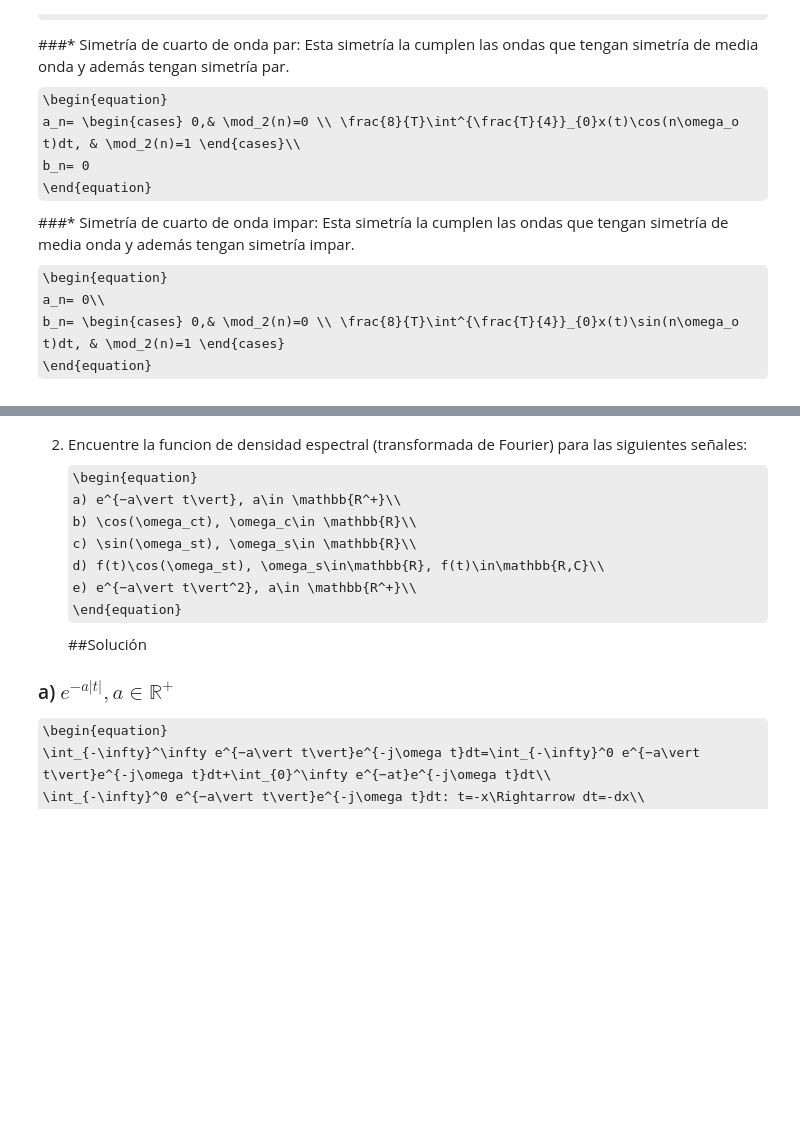
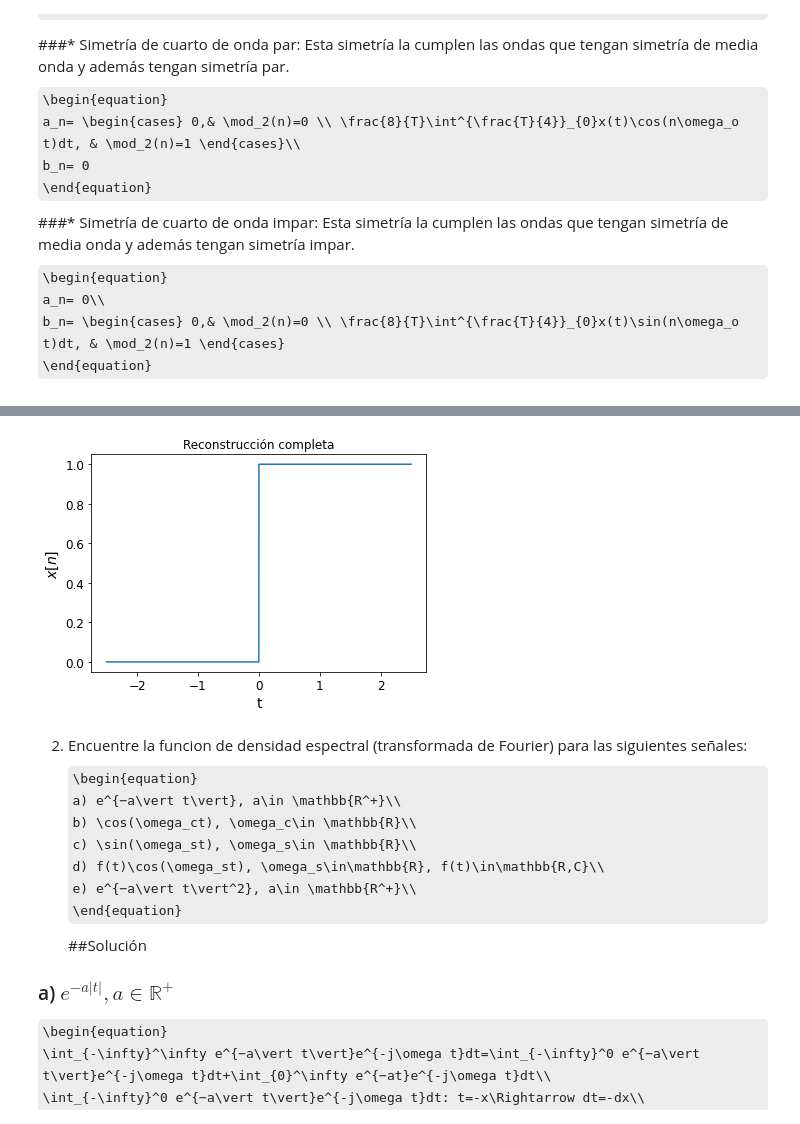
Before and after one commit to sejaramillotr/Taller-2, a Jupyter notebook: Taller_2.ipynb, the cells around one changed output, grey strips where cells are left out. Drawn from its saved outputs; the diff is of its cells as text; code cells hidden in the pictures; some formulas as TeX source; blank space fills up the shorter version.

```diff
--- a/Taller_2.ipynb
+++ b/Taller_2.ipynb
@@ -1386,3 +1421,12 @@ La serie inversa trabaja con frecuencias discretas($C_n, n\in\mathbb{Z}$) a tiem
+# %%
+xe = np.fft.ifft(Xw)
+plt.plot(tv,xe)
+plt.title(r'Reconstrucción completa')
+plt.xlabel(r't',fontsize = 14)
+plt.ylabel(r'$x[n]$',fontsize = 14)
+plt.show()
+# %% [output]
+[figure, added]
 # %% [markdown]
 2. Encuentre la funcion de densidad espectral (transformada de Fourier) para las siguientes señales:
 \begin{equation}
```
Also changed, not shown: parts of 3 cells of this notebook.
